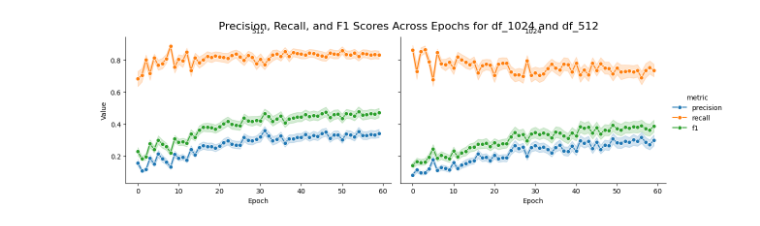
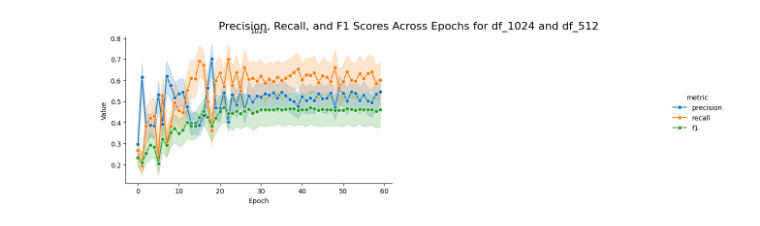
Before and after one commit to jmoeh/standing-deadwood, a Jupyter notebook: notebooks/101_generate_plots.ipynb, the cells around one changed output. Drawn from its saved outputs; the diff is of its cells as text; code cells hidden in the pictures.

```diff
--- a/notebooks/101_generate_plots.ipynb
+++ b/notebooks/101_generate_plots.ipynb
@@ -178,34 +176,34 @@ plt.show()
 # %%
 # Melt the DataFrame for plotting
-df_melted = df.melt(
+df_melted = df_20k.melt(
     id_vars=["epoch", "resolution"],
     value_vars=["precision", "recall", "f1"],
     var_name="metric",
     value_name="value",
 )
 
 # Plotting using FacetGrid
 g = sns.FacetGrid(
     df_melted, col="resolution", hue="metric", col_wrap=2, height=4, aspect=1.5
 )
 g.map_dataframe(sns.lineplot, "epoch", "value", marker="o")
 
 # Adding titles and labels
 g.add_legend()
 g.set_axis_labels("Epoch", "Value")
 g.set_titles(col_template="{col_name}")
 
 # Adjusting the layout
 plt.subplots_adjust(top=0.9)
 g.fig.suptitle(
     "Precision, Recall, and F1 Scores Across Epochs for df_1024 and df_512",
     fontsize=16,
 )
 
 # Show the plot
 plt.show()
 # %% [output]
-[figure, old version]
+[figure, new version]
 # %%
 # Compute weighted averages
 weighted_avg = (
```
Also changed, not shown: parts of 9 cells of this notebook, 2 other files.
